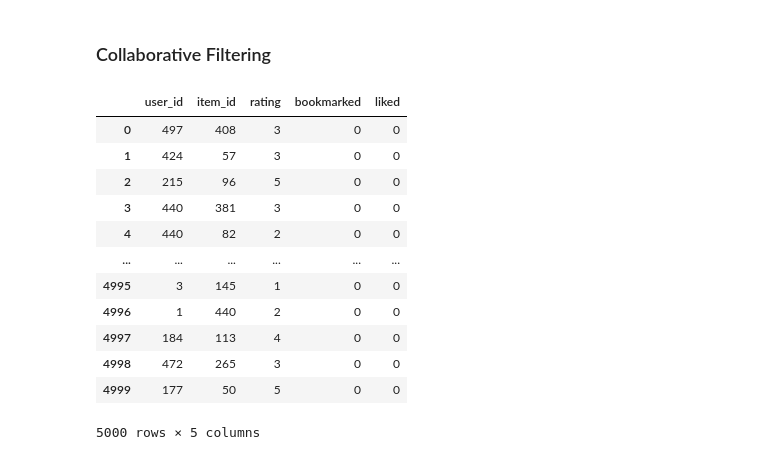
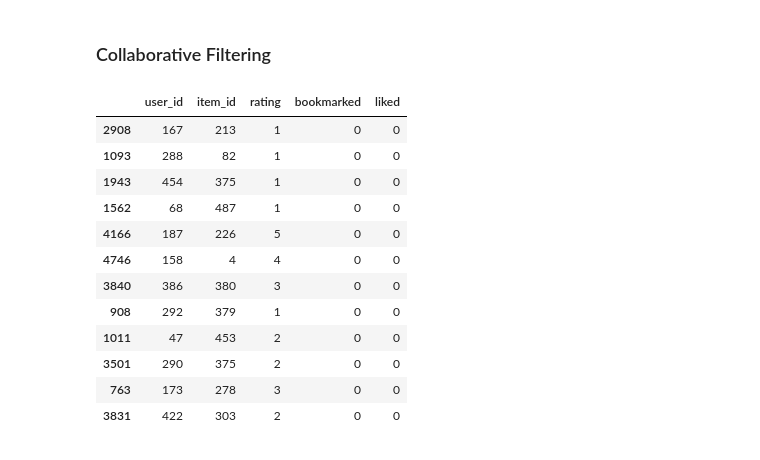
Before and after one commit to DestinAsyik/ML, a Jupyter notebook: recom.ipynb, the cells around one changed output. Saved outputs shown, nothing was run; the diff lists cells and outputs as text; code cells hidden in the pictures.

```diff
--- a/recom.ipynb
+++ b/recom.ipynb
@@ -395,21 +395,21 @@ data = review.merge(bookmark, on=['user_id', 'item_id'], how='left').merge(like,
 data['bookmarked'] = data['bookmarked'].fillna(0).astype(int)
 data['liked'] = data['liked'].fillna(0).astype(int)
 # %%
-data
+data.sample(12)
 # %% [output]
 |  | user_id | item_id | rating | bookmarked | liked |
-| 0 | 497 | 408 | 3 | 0 | 0 |
-| 1 | 424 | 57 | 3 | 0 | 0 |
-| 2 | 215 | 96 | 5 | 0 | 0 |
-| 3 | 440 | 381 | 3 | 0 | 0 |
-| 4 | 440 | 82 | 2 | 0 | 0 |
-| ... | ... | ... | ... | ... | ... |
-| 4995 | 3 | 145 | 1 | 0 | 0 |
-| 4996 | 1 | 440 | 2 | 0 | 0 |
-| 4997 | 184 | 113 | 4 | 0 | 0 |
-| 4998 | 472 | 265 | 3 | 0 | 0 |
-| 4999 | 177 | 50 | 5 | 0 | 0 |
+| 2908 | 167 | 213 | 1 | 0 | 0 |
+| 1093 | 288 | 82 | 1 | 0 | 0 |
+| 1943 | 454 | 375 | 1 | 0 | 0 |
+| 1562 | 68 | 487 | 1 | 0 | 0 |
+| 4166 | 187 | 226 | 5 | 0 | 0 |
+| 4746 | 158 | 4 | 4 | 0 | 0 |
+| 3840 | 386 | 380 | 3 | 0 | 0 |
+| 908 | 292 | 379 | 1 | 0 | 0 |
+| 1011 | 47 | 453 | 2 | 0 | 0 |
+| 3501 | 290 | 375 | 2 | 0 | 0 |
+| 763 | 173 | 278 | 3 | 0 | 0 |
+| 3831 | 422 | 303 | 2 | 0 | 0 |
-5000 rows × 5 columns
 # %%
 # Input untuk user_id dan item_id
 user_input = Input(shape=(1,), name='user_input')
```
Also changed, not shown: parts of 13 cells of this notebook, 1 other file.
